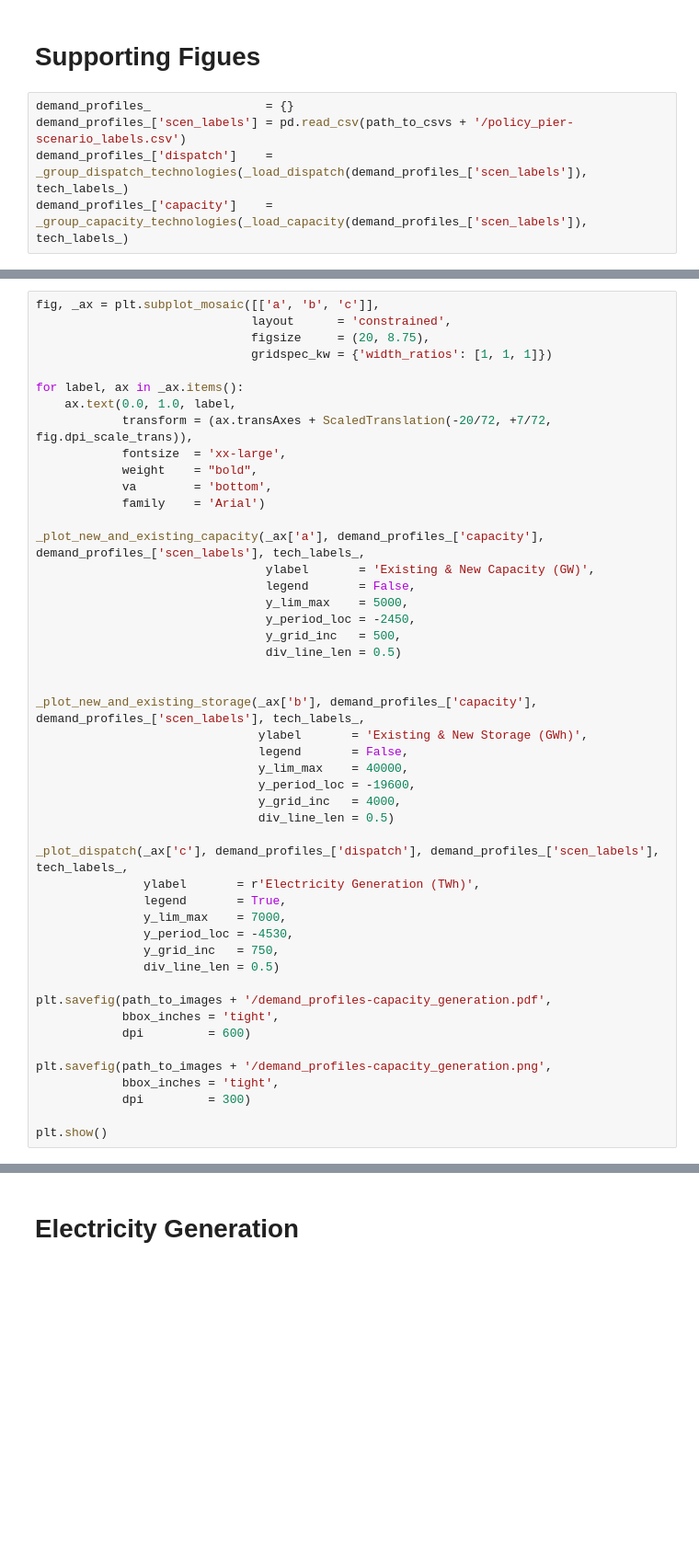
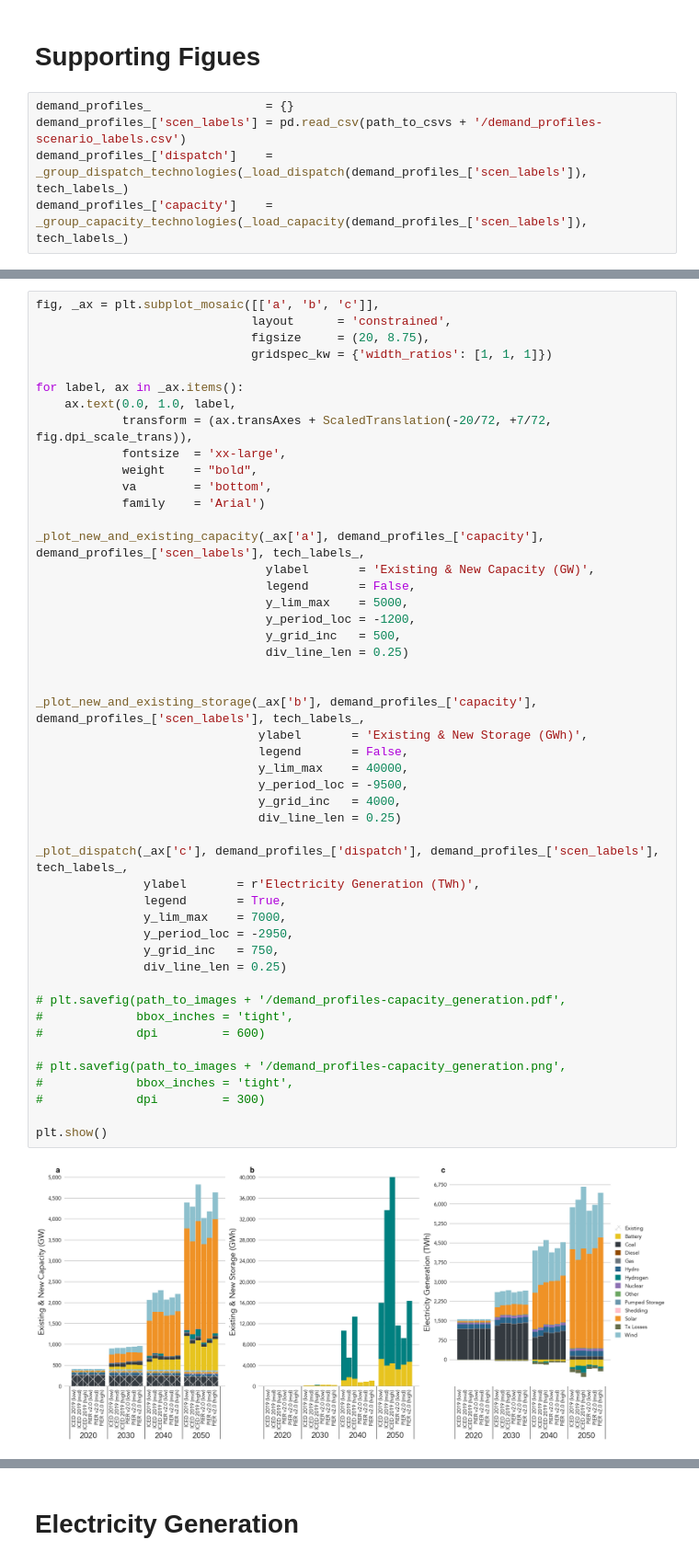
Before and after one commit to cetlab-ucsb/gridpath_india_viz, a Jupyter notebook: software/system_level-capacity_generation.ipynb, the cells around one changed output, grey strips where cells are left out. Shown at 92% size. Saved outputs shown, nothing was run; the diff lists cells and outputs as text; blank space fills up the shorter version.

```diff
--- a/software/system_level-capacity_generation.ipynb
+++ b/software/system_level-capacity_generation.ipynb
@@ -1171,7 +1171,7 @@ plt.show()
 # Supporting Figues
 # %%
 demand_profiles_                = {}
-demand_profiles_['scen_labels'] = pd.read_csv(path_to_csvs + '/policy_pier-scenario_labels.csv')
+demand_profiles_['scen_labels'] = pd.read_csv(path_to_csvs + '/demand_profiles-scenario_labels.csv')
 demand_profiles_['dispatch']    = _group_dispatch_technologies(_load_dispatch(demand_profiles_['scen_labels']), tech_labels_)
 demand_profiles_['capacity']    = _group_capacity_technologies(_load_capacity(demand_profiles_['scen_labels']), tech_labels_)
 # %% [output]
@@ -1189,45 +1196,47 @@ fig, _ax = plt.subplot_mosaic([['a', 'b', 'c']],
 for label, ax in _ax.items():
     ax.text(0.0, 1.0, label,
             transform = (ax.transAxes + ScaledTranslation(-20/72, +7/72, fig.dpi_scale_trans)),
             fontsize  = 'xx-large',
             weight    = "bold",
             va        = 'bottom',
             family    = 'Arial')
 
 _plot_new_and_existing_capacity(_ax['a'], demand_profiles_['capacity'], demand_profiles_['scen_labels'], tech_labels_,
                                 ylabel       = 'Existing & New Capacity (GW)',
                                 legend       = False,
                                 y_lim_max    = 5000,
-                                y_period_loc = -2450,
+                                y_period_loc = -1200,
                                 y_grid_inc   = 500,
-                                div_line_len = 0.5)
+                                div_line_len = 0.25)
 
 
 _plot_new_and_existing_storage(_ax['b'], demand_profiles_['capacity'], demand_profiles_['scen_labels'], tech_labels_,
                                ylabel       = 'Existing & New Storage (GWh)',
                                legend       = False,
                                y_lim_max    = 40000,
-                               y_period_loc = -19600,
+                               y_period_loc = -9500,
                                y_grid_inc   = 4000,
-                               div_line_len = 0.5)
+                               div_line_len = 0.25)
 
 _plot_dispatch(_ax['c'], demand_profiles_['dispatch'], demand_profiles_['scen_labels'], tech_labels_,
                ylabel       = r'Electricity Generation (TWh)',
                legend       = True,
                y_lim_max    = 7000,
-               y_period_loc = -4530,
+               y_period_loc = -2950,
                y_grid_inc   = 750,
-               div_line_len = 0.5)
+               div_line_len = 0.25)
 
-plt.savefig(path_to_images + '/demand_profiles-capacity_generation.pdf',
-            bbox_inches = 'tight',
-            dpi         = 600)
+# plt.savefig(path_to_images + '/demand_profiles-capacity_generation.pdf',
+#             bbox_inches = 'tight',
+#             dpi         = 600)
 
-plt.savefig(path_to_images + '/demand_profiles-capacity_generation.png',
-            bbox_inches = 'tight',
-            dpi         = 300)
+# plt.savefig(path_to_images + '/demand_profiles-capacity_generation.png',
+#             bbox_inches = 'tight',
+#             dpi         = 300)
 
 plt.show()
+# %% [output]
+[figure, added]
 # %%
 policy_pier_                = {}
 policy_pier_['scen_labels'] = pd.read_csv(path_to_csvs + '/policy_pier-scenario_labels.csv')
```
Also changed, not shown: parts of 7 cells of this notebook, 3 other files.
